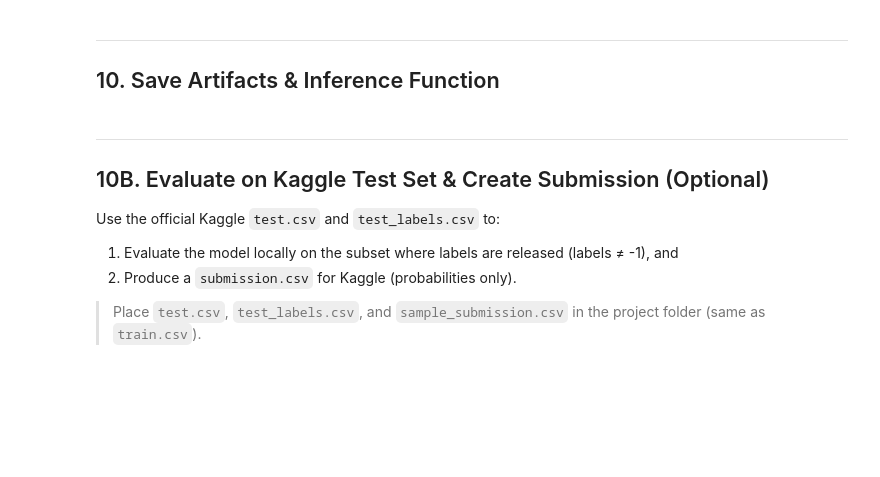
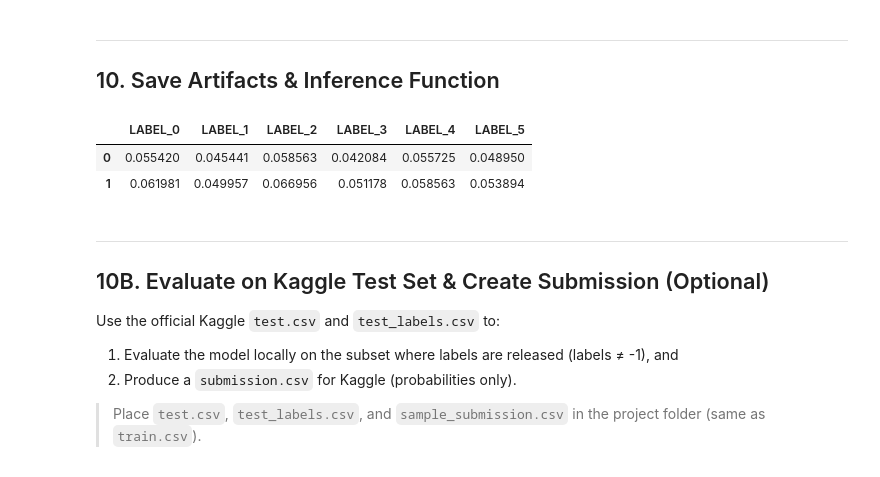
Before and after one commit to Nathan2BLK/2025_DSTI_DeepLearning_Project, a Jupyter notebook: notebook_v1.ipynb, the cells around one changed output. Drawn from its saved outputs; the diff is of its cells as text; code cells hidden in the pictures; blank space fills up the shorter version.

```diff
--- a/notebook.ipynb
+++ b/notebook_v1.ipynb
@@ -804,24 +805,84 @@ true prev: [0.0955 0.0091 0.0507 0.0034 0.0494 0.0081]
 
 ## 10. Save Artifacts & Inference Function
 # %%
+from transformers import AutoTokenizer, AutoConfig, AutoModelForSequenceClassification
+import torch, numpy as np
+from tqdm.auto import tqdm
+
 SAVE_DIR = os.path.join(OUT_DIR, f"{FINAL_MODEL.replace('/','_')}_BEST")
 trainer_final.save_model(SAVE_DIR)
 tokenizer.save_pretrained(SAVE_DIR)
 
-def predict_texts(texts, path=SAVE_DIR, threshold=0.5):
+def predict_texts(
+    texts,
+    path=SAVE_DIR,
+    threshold=0.5,          # float or np.array of per-label thresholds
+    batch_size=8,
+    max_len=384,
+    use_amp=True,
+    empty_cache_every=10,   # set 0 to disable periodic cache clears
+    device=None,
+):
+    """
+    Returns: probs (N, L), preds (N, L)
+    """
+    device = device or (DEVICE if 'DEVICE' in globals() else ("cuda" if torch.cuda.is_available() else "cpu"))
+
     tok = AutoTokenizer.from_pretrained(path)
     cfg = AutoConfig.from_pretrained(path)
-    mdl = AutoModelForSequenceClassification.from_pretrained(path).to(DEVICE)
+
+    # load in lightweight dtype if possible
+    dtype = torch.float16 if (device == "cuda") else None
+    mdl = AutoModelForSequenceClassification.from_pretrained(path, torch_dtype=dtype).to(device)
     mdl.eval()
-    enc = tok(texts, padding=True, truncation=True, max_length=max_len, return_tensors="pt").to(DEVICE)
-    with torch.no_grad():
-        logits = mdl(**enc).logits
-        probs = torch.sigmoid(logits).cpu().numpy()
-    preds = (probs >= threshold).astype(int)
-    return probs, preds
+
+    probs_all = []
+
+    with torch.inference_mode():
+        # choose autocast context
+        if device == "cuda" and use_amp:
+            autocast = torch.cuda.amp.autocast
+        else:
+            # harmless on CPU; no fp16 actually used
+            autocast = torch.cpu.amp.autocast
+
+        for i in tqdm(range(0, len(texts), batch_size), leave=False):
+            batch = texts[i:i+batch_size]
+            enc = tok(
+                batch,
+                padding=True, truncation=True,
+                max_length=max_len,
+                return_tensors="pt"
+            ).to(device)
+
+            with autocast():
+                logits = mdl(**enc).logits
+
+            probs = torch.sigmoid(logits).float().cpu().numpy()
+            probs_all.append(probs)
+
+            # cleanup to avoid fragmentation
+            del enc, logits
+            if device == "cuda" and empty_cache_every and ((i // batch_size) % empty_cache_every == 0):
+                torch.cuda.empty_cache()
+
+    probs_all = np.concatenate(probs_all, axis=0)
+
+    # threshold can be scalar or per-label vector
+    thr = np.asarray(threshold)
+    if thr.ndim == 0:
+        preds_all = (probs_all >= float(thr)).astype(int)
+    else:
+        preds_all = (probs_all >= thr.reshape(1, -1)).astype(int)
+
+    return probs_all, preds_all
 
 probs, preds = predict_texts(["I will find you and I will hurt you.","Have a wonderful day!"])
 pd.DataFrame(probs, columns=LABELS)
+# %% [output]
+|  | LABEL_0 | LABEL_1 | LABEL_2 | LABEL_3 | LABEL_4 | LABEL_5 |
+| 0 | 0.055420 | 0.045441 | 0.058563 | 0.042084 | 0.055725 | 0.048950 |
+| 1 | 0.061981 | 0.049957 | 0.066956 | 0.051178 | 0.058563 | 0.053894 |
 # %% [markdown]
 ---
 
```
Also changed, not shown: parts of 2 cells of this notebook, 3 other files.
